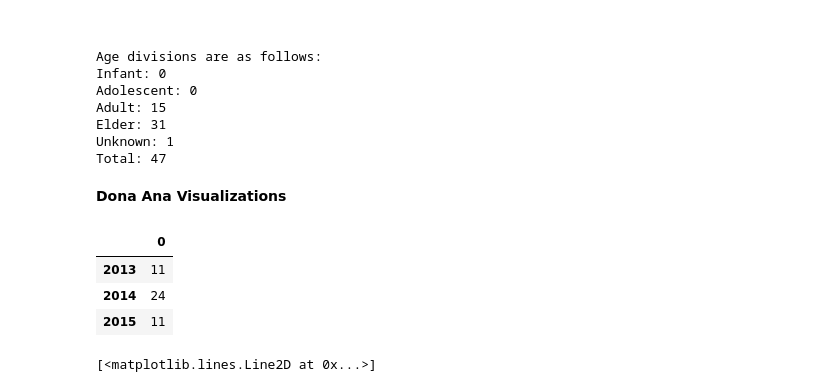
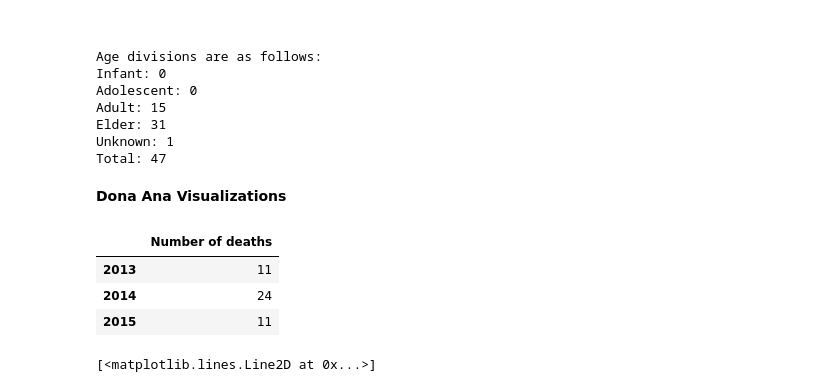
Before and after one commit to larakaracasu/Indigent-Burial-Analysis, a Jupyter notebook: web-scraping/dona-ana-scraping/dona_ana_analysis_visuals.ipynb, the cells around one changed output. Saved outputs shown, nothing was run; the diff lists cells and outputs as text; code cells hidden in the pictures.

```diff
--- a/web-scraping/dona-ana-scraping/dona_ana_analysis_visuals.ipynb
+++ b/web-scraping/dona-ana-scraping/dona_ana_analysis_visuals.ipynb
@@ -14,7 +15,7 @@ import matplotlib.pyplot as plt
 # Dona Ana Analysis, by Lara Karacasu
 
 import pandas as pd
-df = pd.read_csv("dona-ana-cleaned-v2.csv")
+df = pd.read_csv("/dona-ana-cleaned-v2.csv")
 
 # YEAR ANALYSIS: PART 1.1
 year_group = df['Death Year']
@@ -98,11 +99,12 @@ Total: 47
 # %%
 # Visualizing aggregate annual burial trends for Dona Ana
 
 df = pd.DataFrame.from_dict(year_group_dict, orient = 'index')
+df.columns = ['Number of deaths']
 df = df[:-2] # Exclude Unknown and Total from dataframe
 df
 # %% [output]
-|  | 0 |
+|  | Number of deaths |
 | 2013 | 11 |
 | 2014 | 24 |
 | 2015 | 11 |
```
Also changed, not shown: parts of 3 cells of this notebook, 3 other files.
